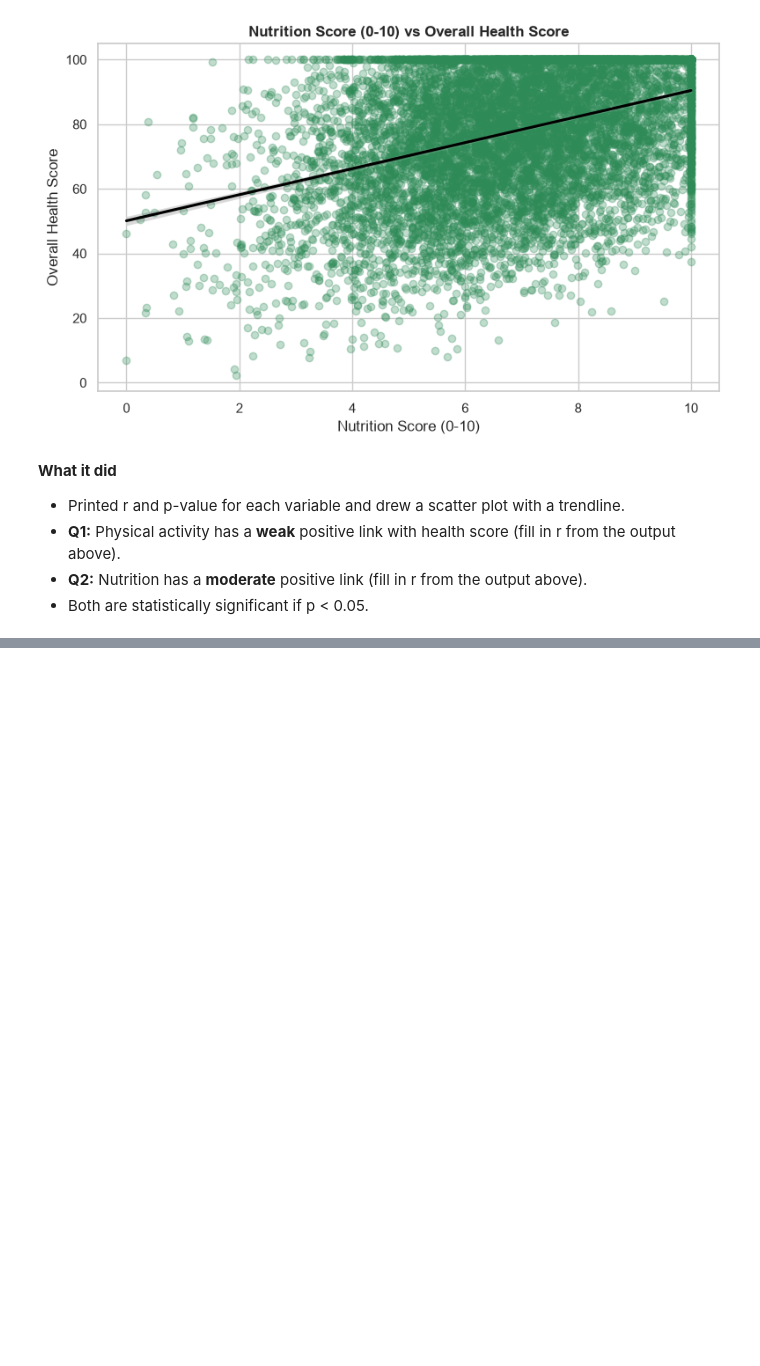
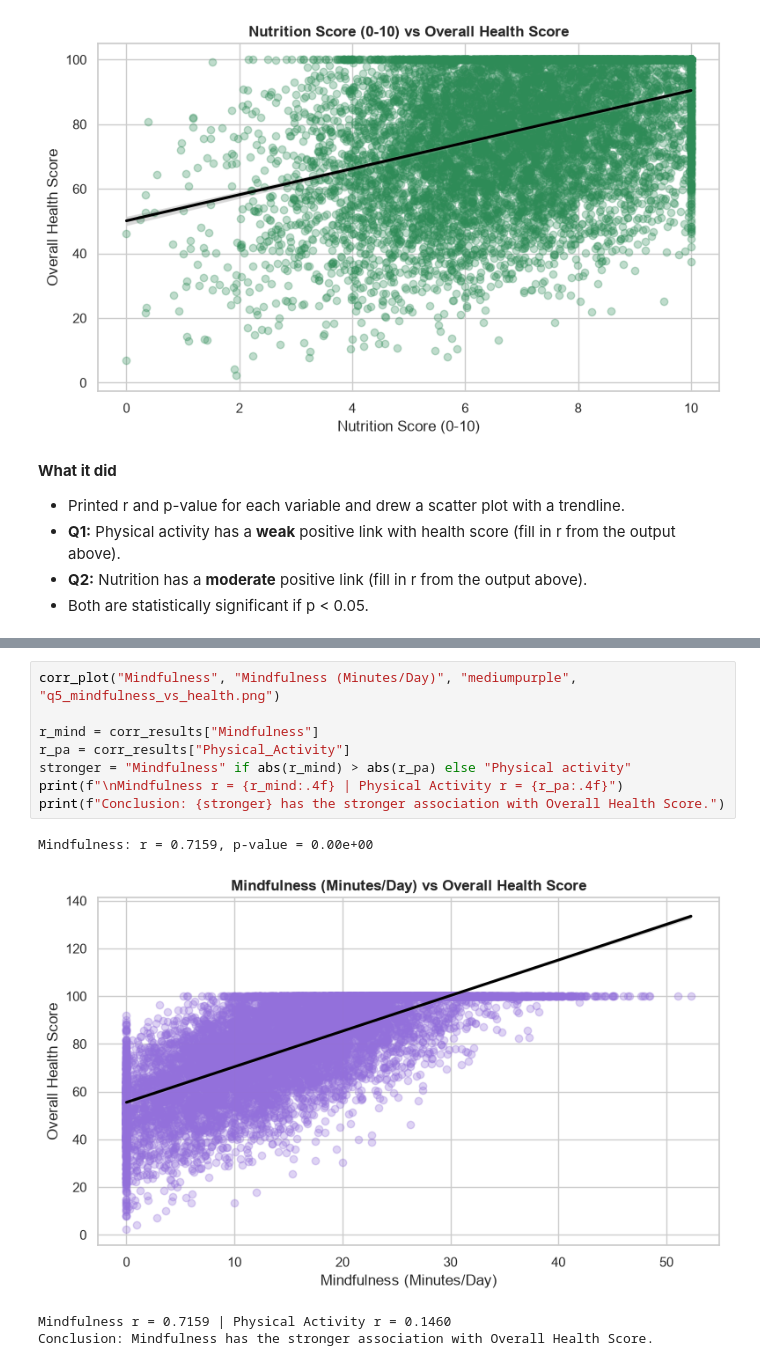
Before and after one commit to LieneRubule/Holistic-Health-and-Lifestyle-Score-Dataset, a Jupyter notebook: jupyter_notebooks/04_Machine_learning.ipynb, the cells around one changed output, grey strips where cells are left out. Cells and saved outputs as stored; diff of their text form; blank space fills up the shorter version.

```diff
--- a/jupyter_notebooks/04_Machine_learning.ipynb
+++ b/jupyter_notebooks/04_Machine_learning.ipynb
@@ -136,0 +182,13 @@ Nutrition_Score: r = 0.3857, p-value = 0.00e+00
+# %%
+corr_plot("Mindfulness", "Mindfulness (Minutes/Day)", "mediumpurple", "q5_mindfulness_vs_health.png")
+
+r_mind = corr_results["Mindfulness"]
+r_pa = corr_results["Physical_Activity"]
+stronger = "Mindfulness" if abs(r_mind) > abs(r_pa) else "Physical activity"
+print(f"\nMindfulness r = {r_mind:.4f} | Physical Activity r = {r_pa:.4f}")
+print(f"Conclusion: {stronger} has the stronger association with Overall Health Score.")
+# %% [output]
+Mindfulness: r = 0.7159, p-value = 0.00e+00
+[figure, added]
+Mindfulness r = 0.7159 | Physical Activity r = 0.1460
+Conclusion: Mindfulness has the stronger association with Overall Health Score.
```
Also changed, not shown: parts of 4 cells of this notebook, 1 other file.
